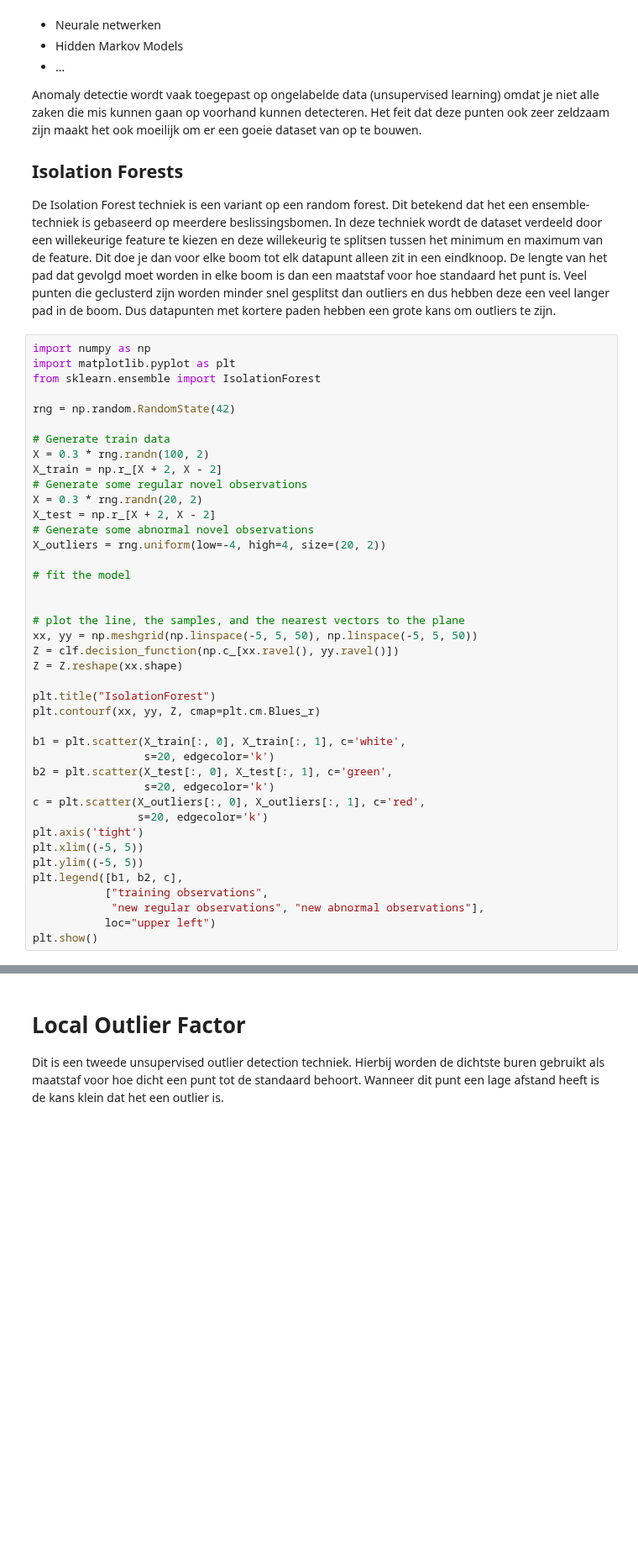
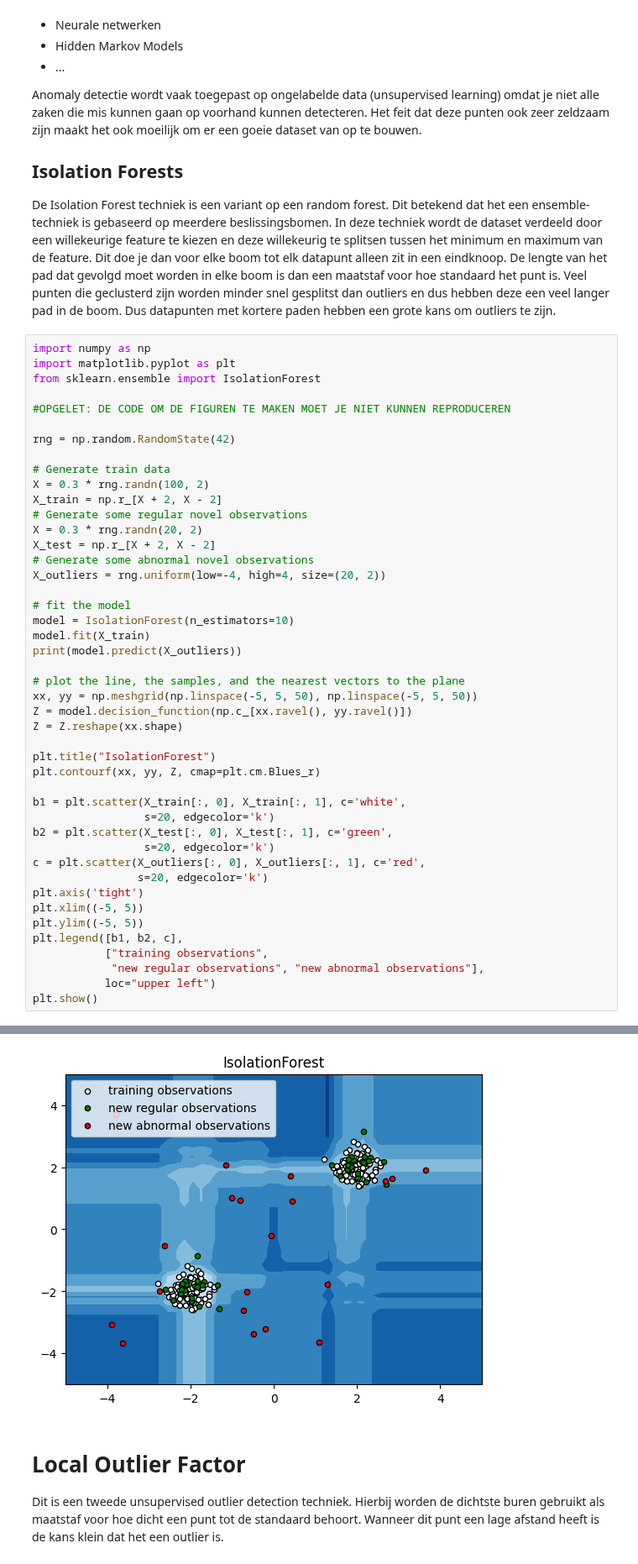
Before and after one commit to Data-Science-2425/Leerstof, a Jupyter notebook: Week 10/02_AnomalyDetection.ipynb, the cells around one changed output, grey strips where cells are left out. Shown at 84% size. Cells and saved outputs as stored; diff of their text form; blank space fills up the shorter version.

Commit message:
week 10 outlier detection

```diff
--- a/Week 10/02_AnomalyDetection.ipynb
+++ b/Week 10/02_AnomalyDetection.ipynb
@@ -31,6 +31,8 @@ Dus datapunten met kortere paden hebben een grote kans om outliers te zijn.
 import numpy as np
 import matplotlib.pyplot as plt
 from sklearn.ensemble import IsolationForest
+
+#OPGELET: DE CODE OM DE FIGUREN TE MAKEN MOET JE NIET KUNNEN REPRODUCEREN
 
 rng = np.random.RandomState(42)
 
@@ -44,11 +46,13 @@ X_test = np.r_[X + 2, X - 2]
 X_outliers = rng.uniform(low=-4, high=4, size=(20, 2))
 
 # fit the model
-
+model = IsolationForest(n_estimators=10)
+model.fit(X_train)
+print(model.predict(X_outliers))
 
 # plot the line, the samples, and the nearest vectors to the plane
 xx, yy = np.meshgrid(np.linspace(-5, 5, 50), np.linspace(-5, 5, 50))
-Z = clf.decision_function(np.c_[xx.ravel(), yy.ravel()])
+Z = model.decision_function(np.c_[xx.ravel(), yy.ravel()])
 Z = Z.reshape(xx.shape)
 
 plt.title("IsolationForest")
@@ -73,3 +77,4 @@ NameError: name 'clf' is not defined
+[figure, added]
 # %% [markdown]
 # Local Outlier Factor
 
```
Also changed, not shown: parts of 3 cells of this notebook.
